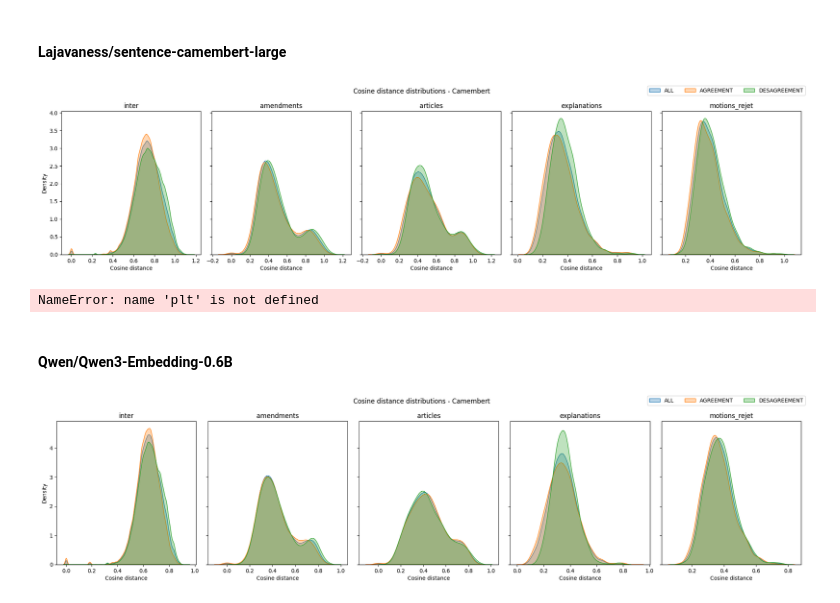
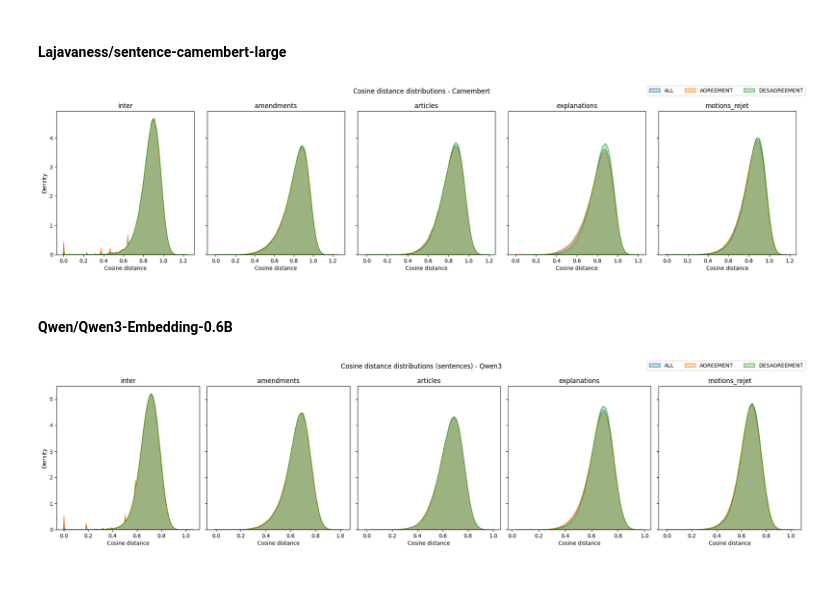
Before and after one commit to medialab/parlement_nlp, a Jupyter notebook: analyse/exploration.ipynb, the cells around one changed output. Cells and saved outputs as stored; diff of their text form; code cells hidden in the pictures.

```diff
--- a/analyse/exploration.ipynb
+++ b/analyse/exploration.ipynb
@@ -558,8 +422,8 @@ def compute_stats_sentences(dir = "embed"):
         }
     }
 
-    intervs_amds = pd.read_csv(f"./{dir}/intra_amendments.csv", converters={"embedding_speech": literal_eval})
-    intervs_other = pd.read_csv(f"./{dir}/intra_other.csv", converters={"embedding_speech": literal_eval})
+    intervs_amds = pd.read_csv(f"./{dir}/intra_amendments.csv", converters={"embedding_sentence": literal_eval})
+    intervs_other = pd.read_csv(f"./{dir}/intra_other.csv", converters={"embedding_sentence": literal_eval})
 
     intervs_articles = intervs_other[intervs_other["source"] == "article"]
     intervs_explanations = intervs_other[intervs_other["source"] == "explication_vote"]
@@ -575,29 +439,38 @@ def compute_stats_sentences(dir = "embed"):
     for grp_label, intervs in intra_dfs:
         for _, group in intervs.groupby("debate_id"):
 
-            pour = group[group["vote"] == "POUR"]["embedding_speech"].tolist()
-            contre = group[group["vote"] == "CONTRE"]["embedding_speech"].tolist()
+            pour = group[group["vote"] == "POUR"][["embedding_sentence", "speech_id"]]
+            contre = group[group["vote"] == "CONTRE"][["embedding_sentence", "speech_id"]]
 
             subsets = (("AGREEMENT", pour, pour), ("AGREEMENT", contre, contre), ("DESAGREEMENT", pour, contre))
 
-            for label, vec1, vec2 in subsets:
+            for label, df1, df2 in subsets:
 
-                if len(vec1) < 2 or len(vec2) < 2:
+                if len(df1) < 2 or len(df2) < 2:
                     continue
+
+                vec1 = df1["embedding_sentence"].tolist()
+                vec2 = df2["embedding_sentence"].tolist()
+                ids1 = df1["speech_id"].tolist()
+                ids2 = df2["speech_id"].tolist()
 
                 cosine = cosine_distances(vec1, vec2)
 
                 if label == "AGREEMENT":
                     rows, cols = np.triu_indices(cosine.shape[0], k=1)
-                    cosine = cosine[rows, cols]
-
+                    mask = np.array([ids1[r] != ids2[c] for r, c in zip(rows, cols)])
+                    cosine = cosine[rows[mask], cols[mask]]
+                else:
+                    rows, cols = np.indices(cosine.shape)
+                    mask = np.array([ids1[r] != ids2[c] for r, c in zip(rows.flatten(), cols.flatten())])
+                    cosine = cosine.flatten()[mask]
 
                 stats["intra"][grp_label]["ALL"] = np.append(stats["intra"][grp_label]["ALL"], cosine.flatten())
                 stats["intra"][grp_label][label] = np.append(stats["intra"][grp_label][label], cosine.flatten())
 
-    intervs_inter = pd.read_csv(f"./{dir}/inter_sample.csv", converters={"embedding_speech": literal_eval})
-    pour = intervs_inter[intervs_inter["vote"] == "POUR"]["embedding_speech"].tolist()
-    contre = intervs_inter[intervs_inter["vote"] == "CONTRE"]["embedding_speech"].tolist()
+    intervs_inter = pd.read_csv(f"./{dir}/inter_sample.csv", converters={"embedding_sentence": literal_eval})
+    pour = intervs_inter[intervs_inter["vote"] == "POUR"]["embedding_sentence"].tolist()
+    contre = intervs_inter[intervs_inter["vote"] == "CONTRE"]["embedding_sentence"].tolist()
 
     subsets = (("AGREEMENT", pour, pour), ("AGREEMENT", contre, contre), ("DESAGREEMENT", pour, contre))
     for label, vec1, vec2 in subsets:
@@ -675,29 +487,29 @@ def compute_stats_xstance(dir="embed_camembert"):
 # %% [markdown]
 #### Lajavaness/sentence-camembert-large
 # %%
-stats = compute_stats("embed_camembert")
+stats = compute_stats_sentences("embed_sentences_camembert")
 
 groups = ["inter", "amendments", "articles", "explanations", "motions_rejet"]
 labels = ["ALL", "AGREEMENT", "DESAGREEMENT"]
 
 fig, axes = plt.subplots(1, 5, figsize=(20, 5), sharey=True)
 
 for ax, grp in zip(axes, groups):
     data = stats["inter"] if grp == "inter" else stats["intra"][grp]
 
     for lbl in labels:
         vals = data.get(lbl, np.array([]))
         if vals.size:
             sns.kdeplot(vals, ax=ax, label=lbl, fill=True, alpha=0.3)
 
     ax.set_title(grp)
     ax.set_xlabel("Cosine distance")
     ax.set_ylabel("Density")
 
 handles, legend_labels = axes[0].get_legend_handles_labels()
 fig.legend(handles, legend_labels, loc="upper right", ncol=3)
 plt.suptitle("Cosine distance distributions - Camembert")
 plt.tight_layout(rect=[0, 0, 1, 1])
 plt.show()
 # %% [output]
-[figure, old version]
+[figure, new version]
@@ -706,30 +516,7 @@ x_stats = compute_stats_xstance("embed_camembert")
-# %%
-groups = ["inter", "intra"]
-labels = ["ALL", "AGREEMENT", "DESAGREEMENT"]
-
-fig, axes = plt.subplots(1, 2, figsize=(20, 5), sharey=True)
-
-for ax, grp in zip(axes, groups):
-    for lbl in labels:
-        vals = x_stats[grp].get(lbl, np.array([]))
-        if vals.size:
-            sns.kdeplot(vals, ax=ax, label=lbl, fill=True, alpha=0.3)
-
-    ax.set_title(grp)
-    ax.set_xlabel("Cosine distance")
-    ax.set_ylabel("Density")
-
-handles, legend_labels = axes[0].get_legend_handles_labels()
-fig.legend(handles, legend_labels, loc="upper right", ncol=3)
-plt.suptitle("Cosine distance distributions - Camembert")
-plt.tight_layout(rect=[0, 0, 1, 1])
-plt.show()
-# %% [output]
-NameError: name 'plt' is not defined
 # %% [markdown]
 #### Qwen/Qwen3-Embedding-0.6B
 # %%
-stats = compute_stats("embed_qwen3")
+stats = compute_stats_sentences("embed_sentences_qwen3")
 
 groups = ["inter", "amendments", "articles", "explanations", "motions_rejet"]
 labels = ["ALL", "AGREEMENT", "DESAGREEMENT"]
@@ -750,8 +537,8 @@ for ax, grp in zip(axes, groups):
 
 handles, legend_labels = axes[0].get_legend_handles_labels()
 fig.legend(handles, legend_labels, loc="upper right", ncol=3)
-plt.suptitle("Cosine distance distributions - Camembert")
+plt.suptitle("Cosine distance distributions (sentences) - Qwen3")
 plt.tight_layout(rect=[0, 0, 1, 1])
 plt.show()
 # %% [output]
-[figure, old version]
+[figure, new version]
```
Also changed, not shown: parts of 34 cells of this notebook.
